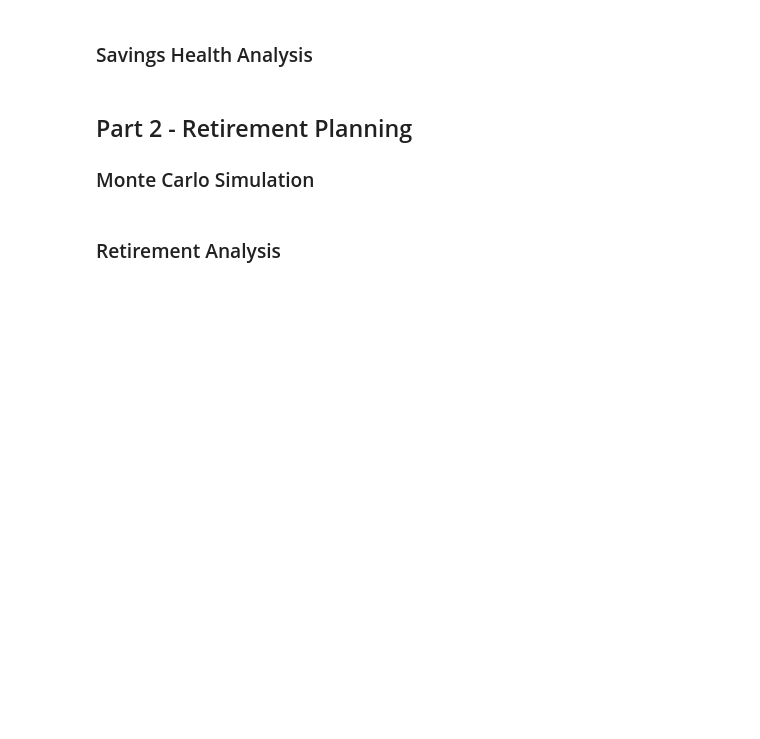
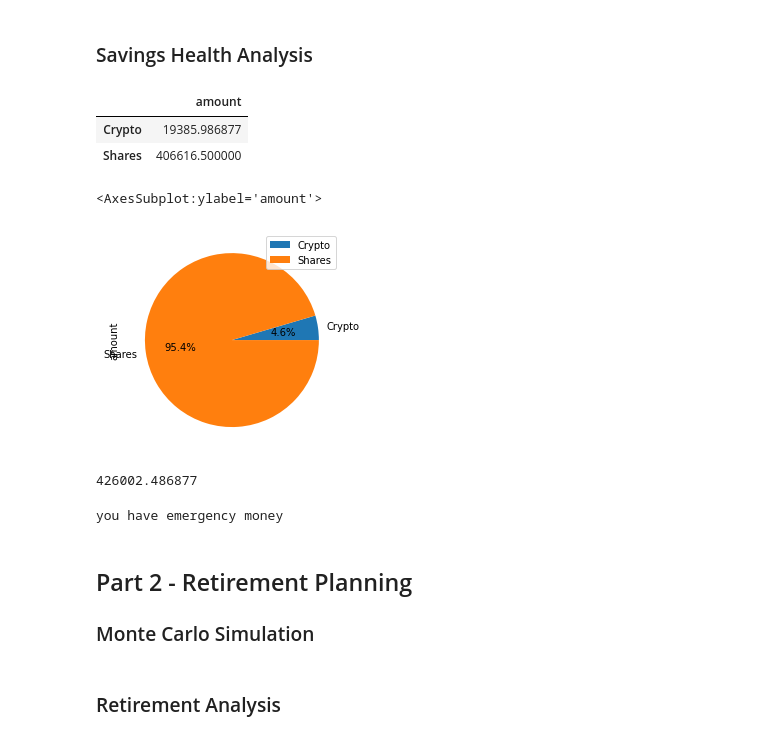
Before and after one commit to JamelBoyer/J_Boyer_Bootcamp, a Jupyter notebook: 02-Homework/05-APIs/Instructions/Starter_Code/financial-planner.ipynb, the cells around one changed output. Drawn from its saved outputs; the diff is of its cells as text; code cells hidden in the pictures; blank space fills up the shorter version.

```diff
--- a/02-Homework/05-APIs/Instructions/Starter_Code/financial-planner.ipynb
+++ b/02-Homework/05-APIs/Instructions/Starter_Code/financial-planner.ipynb
@@ -185,13 +188,20 @@ print(f"The current value of your {my_agg} AGG shares is ${my_agg_value:0.2f}")
 ### Savings Health Analysis
 # %%
 # Set monthly household income
-# YOUR CODE HERE!
+monthly_income = 12000
 
 # Consolidate financial assets data
-# YOUR CODE HERE!
+
+
+investment_type = ["Crypto ", "Shares "]
 
 # Create savings DataFrame
-# YOUR CODE HERE!
+df_savings  = pd.DataFrame(index=[investment_type])
+df_savings['amount'] = [Crypto, Shares]
 
 # Display savings DataFrame
-display(df_savings)
+df_savings
+# %% [output]
+|  | amount |
+| Crypto | 19385.986877 |
+| Shares | 406616.500000 |
@@ -201,12 +208,31 @@ display(df_savings)
+# %%
+# Plot savings pie chart
+labels = 'Crypto', 'Shares'
+df_savings.plot.pie(y='amount',subplots=False, autopct='%1.1f%%',labels=labels)
+# %% [output]
+<AxesSubplot:ylabel='amount'>
+[figure, added]
 # %%
 # Set ideal emergency fund
 emergency_fund = monthly_income * 3
 
 # Calculate total amount of savings
-# YOUR CODE HERE!
+total_savings = df_savings["amount"][0] + df_savings["amount"][1]
 
 # Validate saving health
+total_savings
+
 # YOUR CODE HERE!
+# %% [output]
+426002.486877
+# %%
+if total_savings > emergency_fund:
+    print(f"you have emergency money")
+
+elif total_savings < emergency_fund:
+  print(f"you have work to do")
+# %% [output]
+you have emergency money
 # %% [markdown]
 ## Part 2 - Retirement Planning
 
```
Also changed, not shown: parts of 11 cells of this notebook.
